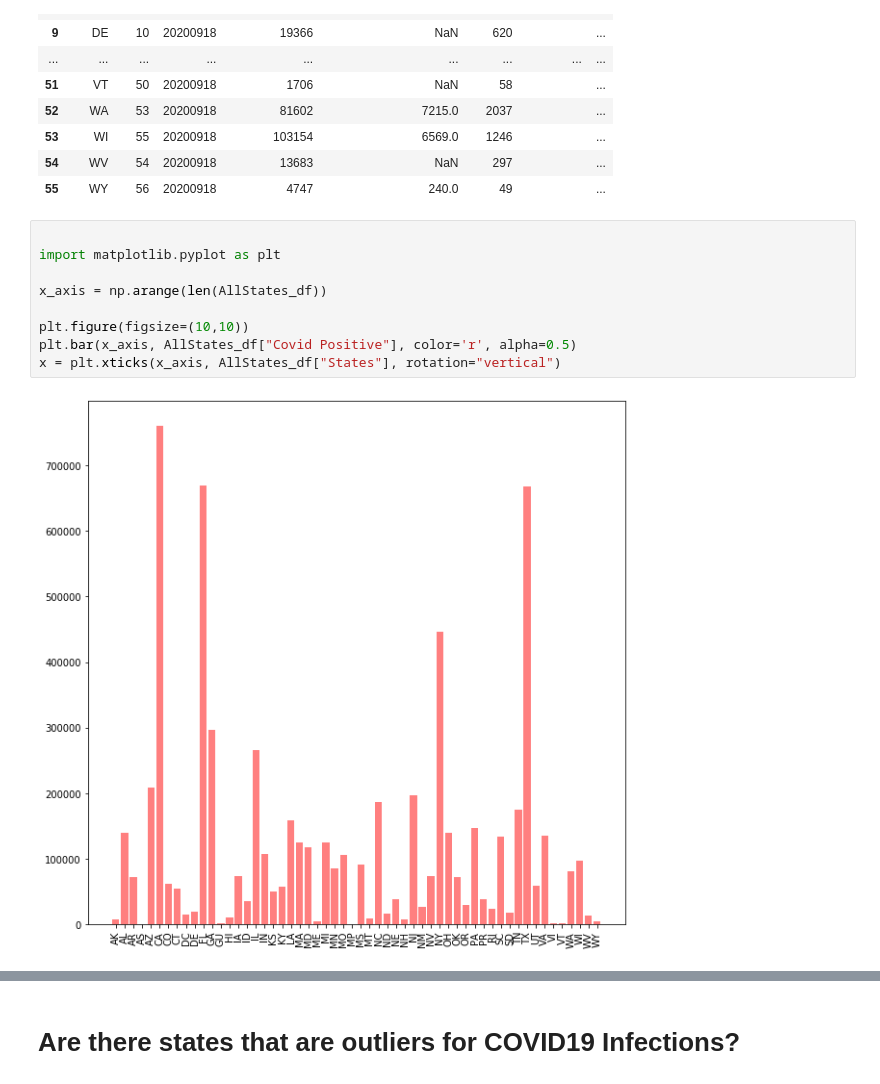
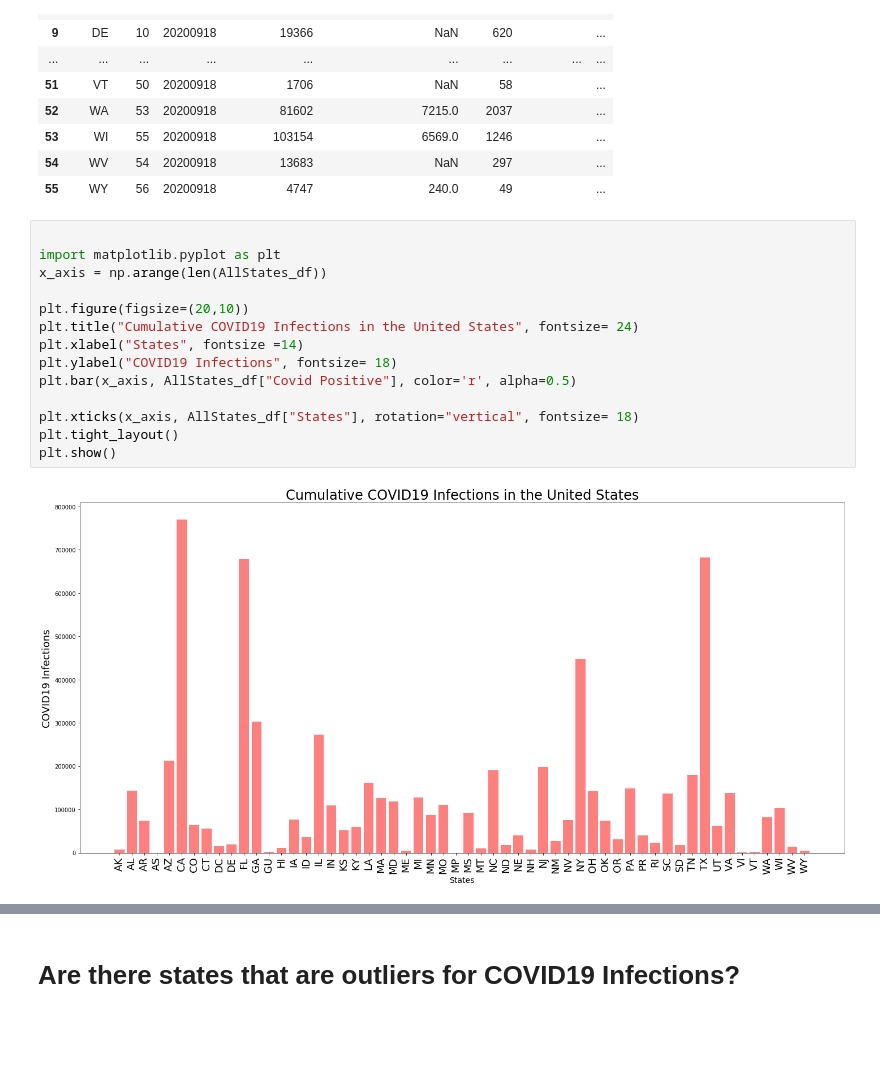
Before and after one commit to havyjavy/Healthcare-and-Covid-19, a Jupyter notebook: Covid Tracking Project/All_States.ipynb, the cells around one changed output, grey strips where cells are left out. Saved outputs shown, nothing was run; the diff lists cells and outputs as text; blank space fills up the shorter version.

```diff
--- a/Covid Tracking Project/All_States.ipynb
+++ b/Covid Tracking Project/All_States.ipynb
@@ -109,11 +110,16 @@ AllStates_df
 # %%
 
 import matplotlib.pyplot as plt
-
 x_axis = np.arange(len(AllStates_df))
 
-plt.figure(figsize=(10,10))
+plt.figure(figsize=(20,10))
+plt.title("Cumulative COVID19 Infections in the United States", fontsize= 24)
+plt.xlabel("States", fontsize =14)
+plt.ylabel("COVID19 Infections", fontsize= 18)
 plt.bar(x_axis, AllStates_df["Covid Positive"], color='r', alpha=0.5)
-x = plt.xticks(x_axis, AllStates_df["States"], rotation="vertical")
+
+plt.xticks(x_axis, AllStates_df["States"], rotation="vertical", fontsize= 18)
+plt.tight_layout()
+plt.show()
 # %% [output]
-[figure, old version]
+[figure, new version]
```
Also changed, not shown: parts of 3 cells of this notebook.
